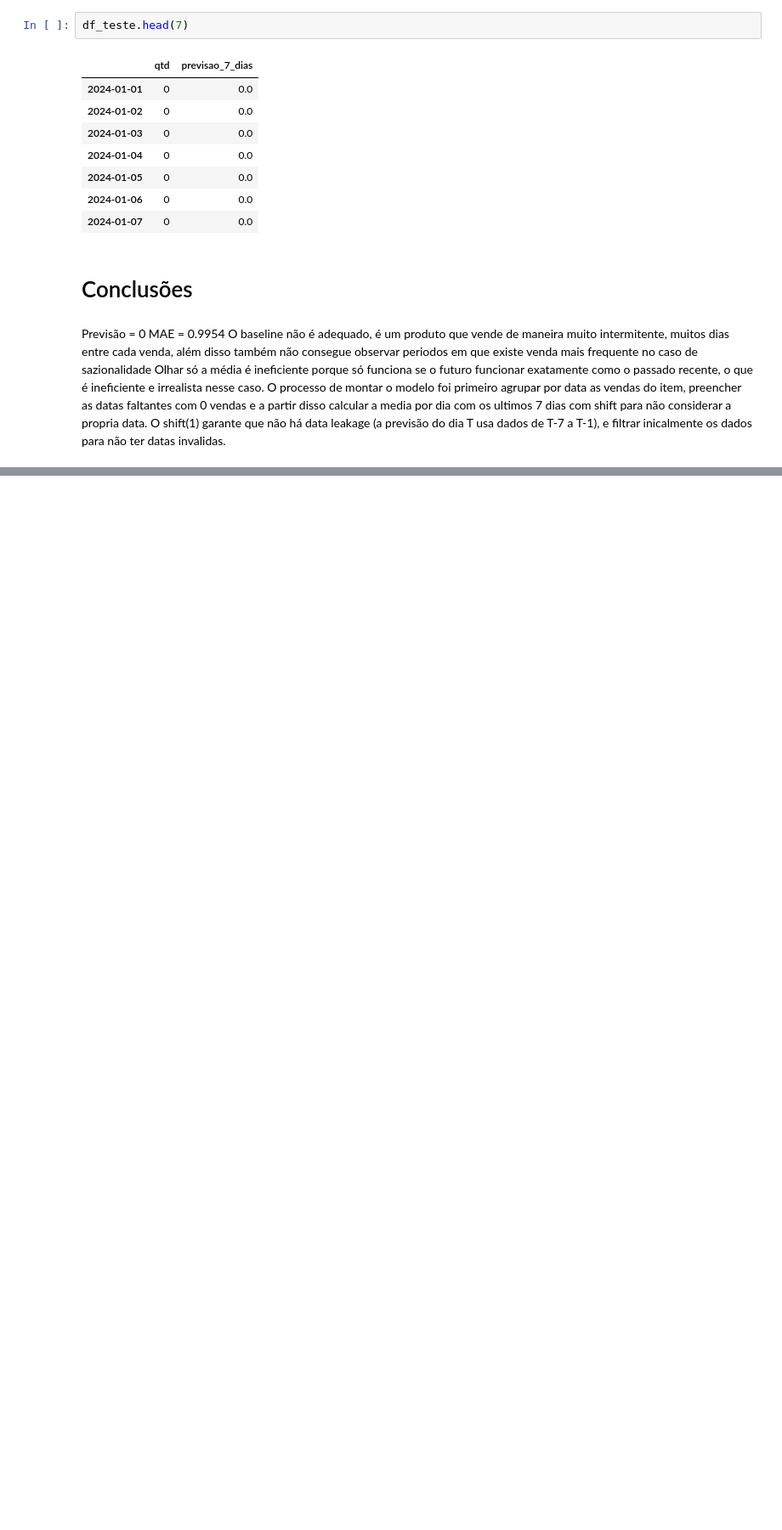
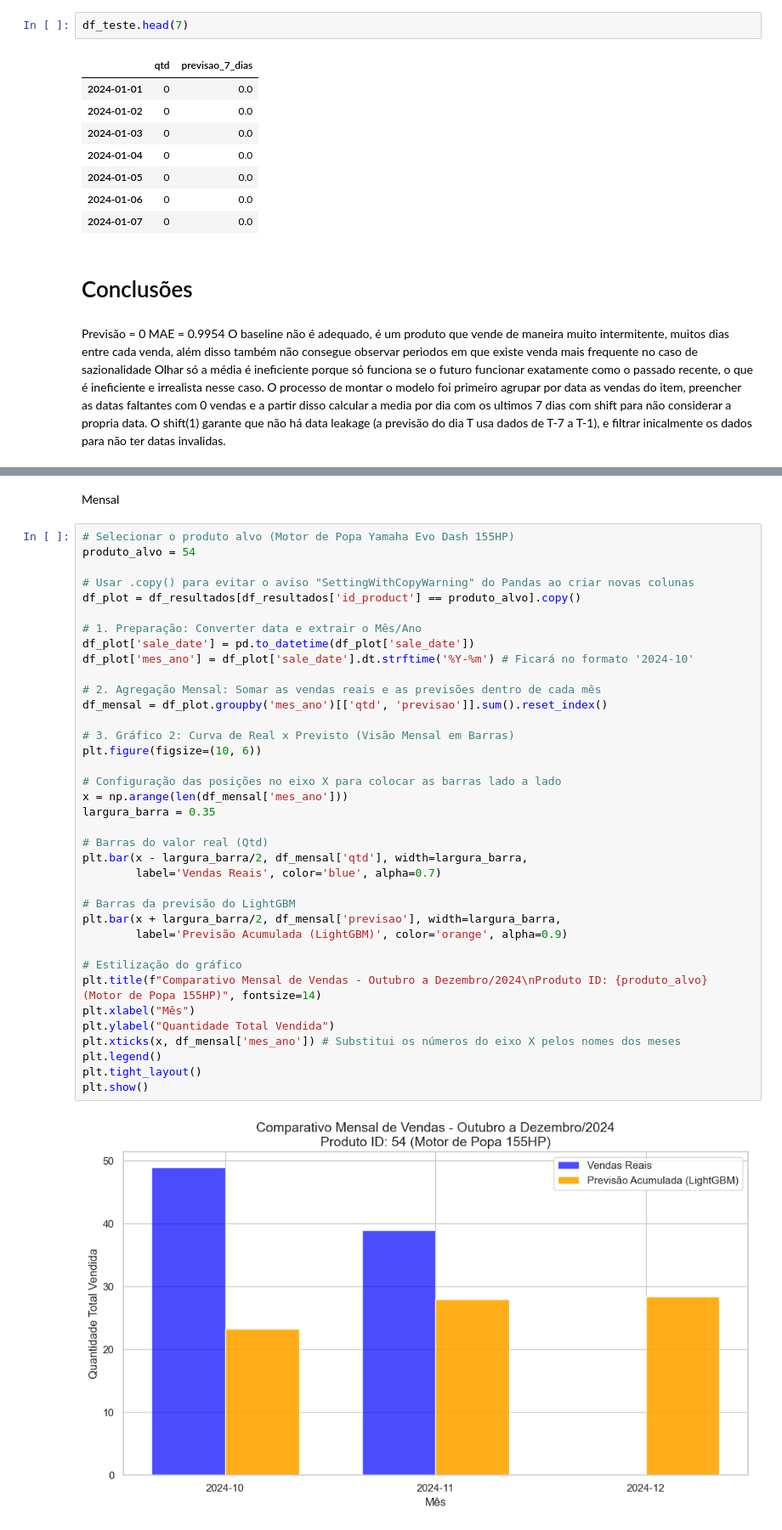
Before and after one commit to Ordep1234555/2026_desafio_lighthouse, a Jupyter notebook: Perguntas/Pergunta 7/predict_sales.ipynb, the cells around one changed output, grey strips where cells are left out. Shown at 85% size. Drawn from its saved outputs; the diff is of its cells as text; blank space fills up the shorter version.

```diff
--- a/Perguntas/Pergunta 7/predict_sales.ipynb
+++ b/Perguntas/Pergunta 7/predict_sales.ipynb
@@ -149,0 +317,41 @@ O shift(1) garante que não há data leakage (a previsão do dia T usa dados de
+# %% [markdown]
+Mensal
+# %%
+# Selecionar o produto alvo (Motor de Popa Yamaha Evo Dash 155HP)
+produto_alvo = 54
+
+# Usar .copy() para evitar o aviso "SettingWithCopyWarning" do Pandas ao criar novas colunas
+df_plot = df_resultados[df_resultados['id_product'] == produto_alvo].copy()
+
+# 1. Preparação: Converter data e extrair o Mês/Ano
+df_plot['sale_date'] = pd.to_datetime(df_plot['sale_date'])
+df_plot['mes_ano'] = df_plot['sale_date'].dt.strftime('%Y-%m') # Ficará no formato '2024-10'
+
+# 2. Agregação Mensal: Somar as vendas reais e as previsões dentro de cada mês
+df_mensal = df_plot.groupby('mes_ano')[['qtd', 'previsao']].sum().reset_index()
+
+# 3. Gráfico 2: Curva de Real x Previsto (Visão Mensal em Barras)
+plt.figure(figsize=(10, 6))
+
+# Configuração das posições no eixo X para colocar as barras lado a lado
+x = np.arange(len(df_mensal['mes_ano']))
+largura_barra = 0.35
+
+# Barras do valor real (Qtd)
+plt.bar(x - largura_barra/2, df_mensal['qtd'], width=largura_barra,
+        label='Vendas Reais', color='blue', alpha=0.7)
+
+# Barras da previsão do LightGBM
+plt.bar(x + largura_barra/2, df_mensal['previsao'], width=largura_barra,
+        label='Previsão Acumulada (LightGBM)', color='orange', alpha=0.9)
+
+# Estilização do gráfico
+plt.title(f"Comparativo Mensal de Vendas - Outubro a Dezembro/2024\nProduto ID: {produto_alvo} (Motor de Popa 155HP)", fontsize=14)
+plt.xlabel("Mês")
+plt.ylabel("Quantidade Total Vendida")
+plt.xticks(x, df_mensal['mes_ano']) # Substitui os números do eixo X pelos nomes dos meses
+plt.legend()
+plt.tight_layout()
+plt.show()
+# %% [output]
+[figure, added]
```
Also changed, not shown: parts of 17 cells of this notebook, 20 other files.
